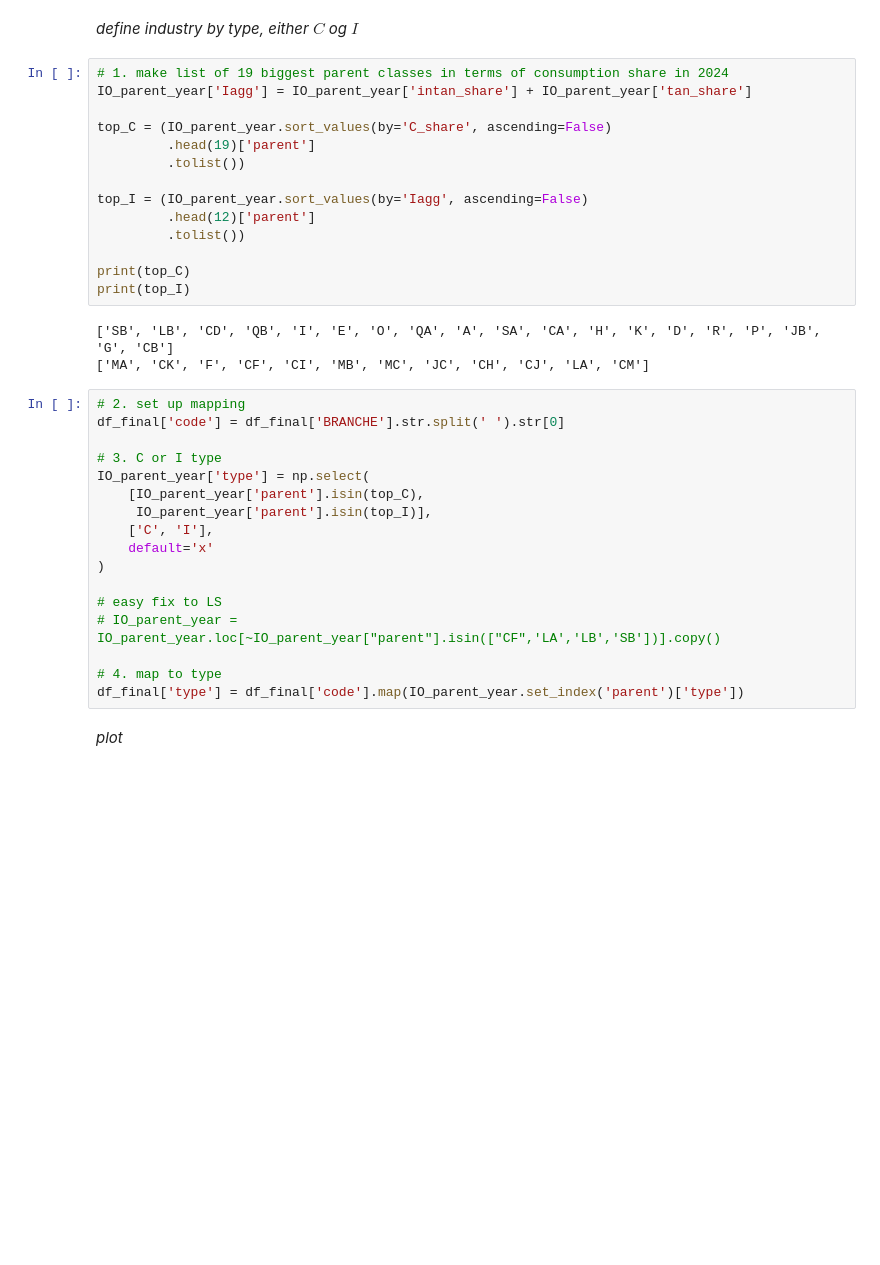
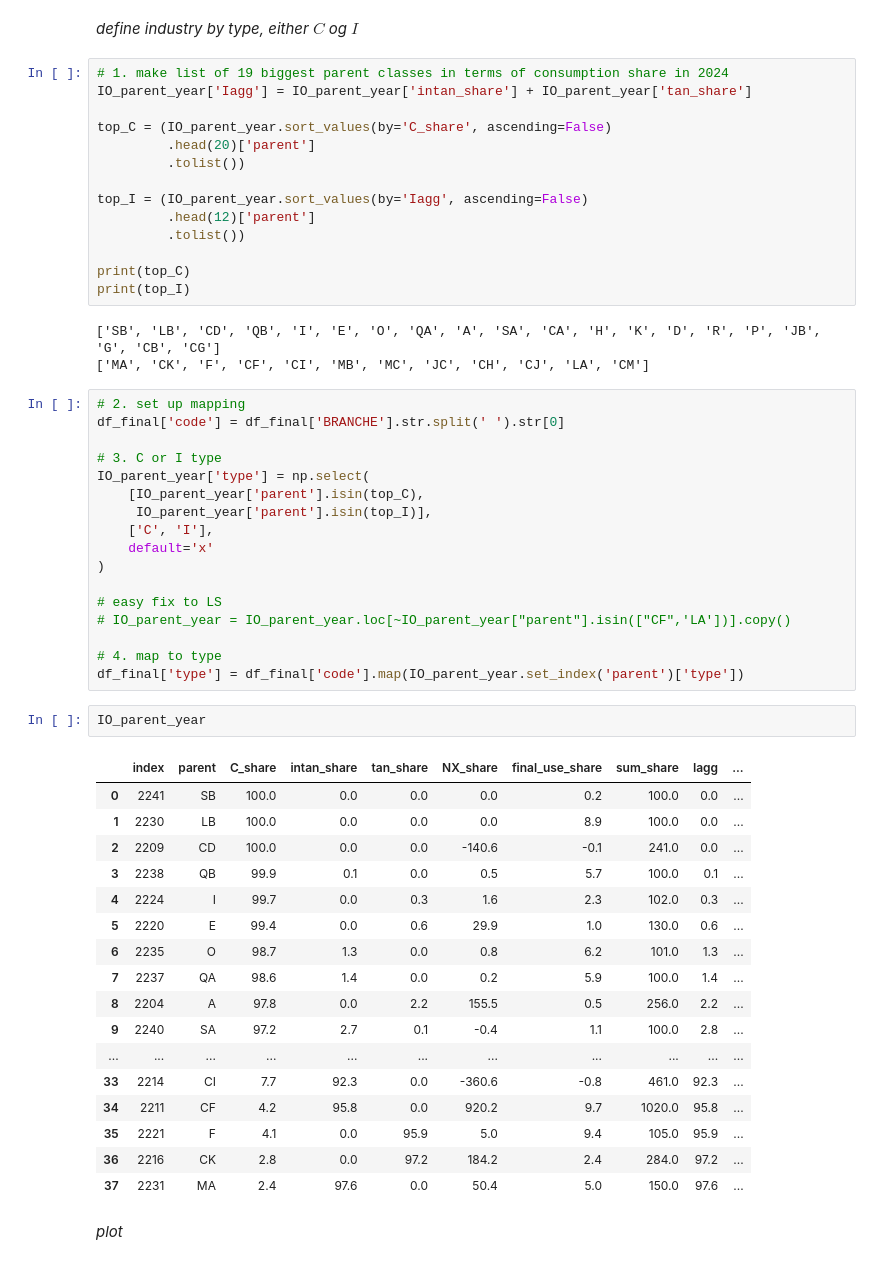
Before and after one commit to cfn368/ba_capinc, a Jupyter notebook: 3_3_labour_s.ipynb, the cells around one changed output. Drawn from its saved outputs; the diff is of its cells as text; blank space fills up the shorter version.

```diff
--- a/3_3_labour_s.ipynb
+++ b/3_3_labour_s.ipynb
@@ -306,7 +306,7 @@ df_final['sanity'] = df_final['LS_college'] + df_final['LS_noncol'] - df_final['
 IO_parent_year['Iagg'] = IO_parent_year['intan_share'] + IO_parent_year['tan_share']
 
 top_C = (IO_parent_year.sort_values(by='C_share', ascending=False)
-         .head(19)['parent']
+         .head(20)['parent']
          .tolist())
 
 top_I = (IO_parent_year.sort_values(by='Iagg', ascending=False)
@@ -316,7 +316,7 @@ top_I = (IO_parent_year.sort_values(by='Iagg', ascending=False)
 print(top_C)
 print(top_I)
 # %% [output]
-['SB', 'LB', 'CD', 'QB', 'I', 'E', 'O', 'QA', 'A', 'SA', 'CA', 'H', 'K', 'D', 'R', 'P', 'JB', 'G', 'CB']
+['SB', 'LB', 'CD', 'QB', 'I', 'E', 'O', 'QA', 'A', 'SA', 'CA', 'H', 'K', 'D', 'R', 'P', 'JB', 'G', 'CB', 'CG']
 ['MA', 'CK', 'F', 'CF', 'CI', 'MB', 'MC', 'JC', 'CH', 'CJ', 'LA', 'CM']
 # %%
 # 2. set up mapping
@@ -331,10 +331,30 @@ IO_parent_year['type'] = np.select(
 )
 
 # easy fix to LS
-# IO_parent_year = IO_parent_year.loc[~IO_parent_year["parent"].isin(["CF",'LA','LB','SB'])].copy()
+# IO_parent_year = IO_parent_year.loc[~IO_parent_year["parent"].isin(["CF",'LA'])].copy()
 
 # 4. map to type
 df_final['type'] = df_final['code'].map(IO_parent_year.set_index('parent')['type'])
+# %%
+IO_parent_year
+# %% [output]
+|  | index | parent | C_share | intan_share | tan_share | NX_share | final_use_share | sum_share | Iagg | ... |
+| 0 | 2241 | SB | 100.0 | 0.0 | 0.0 | 0.0 | 0.2 | 100.0 | 0.0 | ... |
+| 1 | 2230 | LB | 100.0 | 0.0 | 0.0 | 0.0 | 8.9 | 100.0 | 0.0 | ... |
+| 2 | 2209 | CD | 100.0 | 0.0 | 0.0 | -140.6 | -0.1 | 241.0 | 0.0 | ... |
+| 3 | 2238 | QB | 99.9 | 0.1 | 0.0 | 0.5 | 5.7 | 100.0 | 0.1 | ... |
+| 4 | 2224 | I | 99.7 | 0.0 | 0.3 | 1.6 | 2.3 | 102.0 | 0.3 | ... |
+| 5 | 2220 | E | 99.4 | 0.0 | 0.6 | 29.9 | 1.0 | 130.0 | 0.6 | ... |
+| 6 | 2235 | O | 98.7 | 1.3 | 0.0 | 0.8 | 6.2 | 101.0 | 1.3 | ... |
+| 7 | 2237 | QA | 98.6 | 1.4 | 0.0 | 0.2 | 5.9 | 100.0 | 1.4 | ... |
+| 8 | 2204 | A | 97.8 | 0.0 | 2.2 | 155.5 | 0.5 | 256.0 | 2.2 | ... |
+| 9 | 2240 | SA | 97.2 | 2.7 | 0.1 | -0.4 | 1.1 | 100.0 | 2.8 | ... |
+| ... | ... | ... | ... | ... | ... | ... | ... | ... | ... | ... |
+| 33 | 2214 | CI | 7.7 | 92.3 | 0.0 | -360.6 | -0.8 | 461.0 | 92.3 | ... |
+| 34 | 2211 | CF | 4.2 | 95.8 | 0.0 | 920.2 | 9.7 | 1020.0 | 95.8 | ... |
+| 35 | 2221 | F | 4.1 | 0.0 | 95.9 | 5.0 | 9.4 | 105.0 | 95.9 | ... |
+| 36 | 2216 | CK | 2.8 | 0.0 | 97.2 | 184.2 | 2.4 | 284.0 | 97.2 | ... |
+| 37 | 2231 | MA | 2.4 | 97.6 | 0.0 | 50.4 | 5.0 | 150.0 | 97.6 | ... |
 # %% [markdown]
 *plot*
 # %%
```
Also changed, not shown: parts of 3 cells of this notebook, 1 other file.
